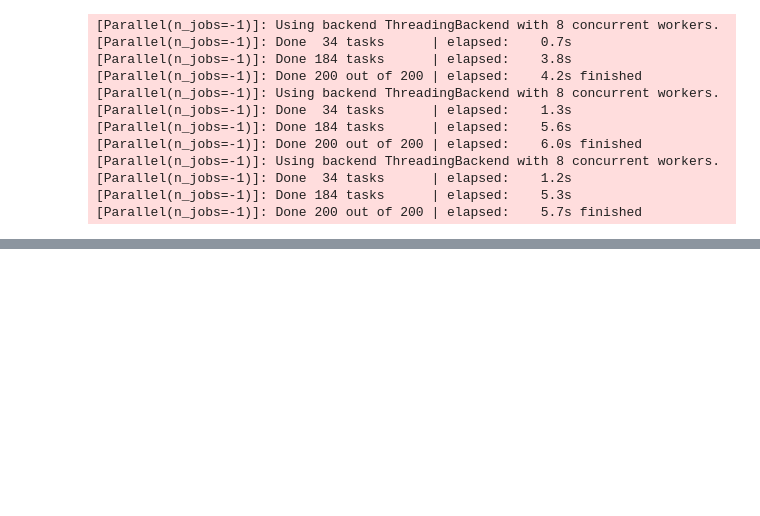
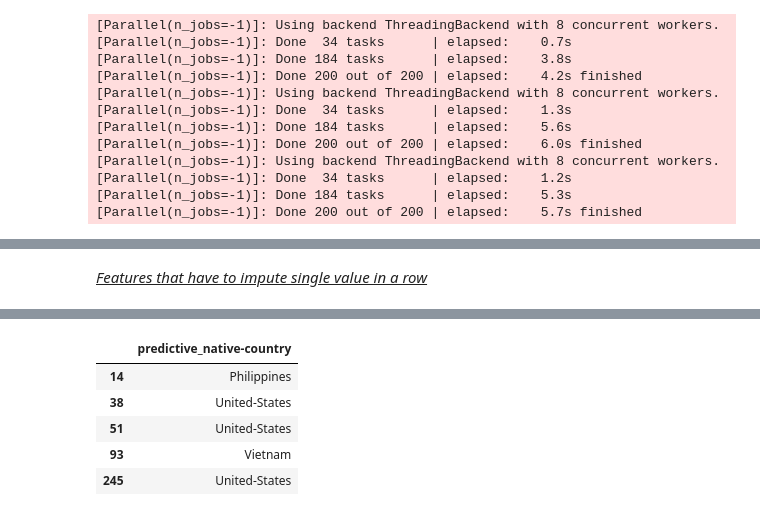
Before and after one commit to Safir-Mehdi/ML_Pipeline_Project, a Jupyter notebook: notebooks/HendlingMissingValues.ipynb, the cells around one changed output, grey strips where cells are left out. Cells and saved outputs as stored; diff of their text form; code cells hidden in the pictures; blank space fills up the shorter version.

```diff
--- a/notebooks/HendlingMissingValues.ipynb
+++ b/notebooks/HendlingMissingValues.ipynb
@@ -841,3 +876,5 @@ imputation_set_occupation = impute_target_variable(imputation_set_occupation, 'o
+# %% [markdown]
+<u><i>Features that have to impute single value in a row</i></u>
 # %%
 # We will start the code by testing function -> impute_target_variable
 imputation_set_native_country = imputation_set[
@@ -846,6 +883,8 @@ imputation_set_native_country = imputation_set[
     ~imputation_set['occupation'].isna()
 ].copy()
 imputation_set_native_country = impute_target_variable(imputation_set_native_country, 'native-country')
-# imputation_set_native_country.head()
+# imputation_set_native_country
+imputation_set_native_country['predictive_native-country'] = encoder_dict['native_country'].inverse_transform(imputation_set_native_country['predictive_native-country'])
+imputation_set_native_country.head()
 # %% [output]
 [Parallel(n_jobs=8)]: Using backend ThreadingBackend with 8 concurrent workers.
@@ -854,0 +894,6 @@ imputation_set_native_country = impute_target_variable(imputation_set_native_cou
+|  | predictive_native-country |
+| 14 | Philippines |
+| 38 | United-States |
+| 51 | United-States |
+| 93 | Vietnam |
+| 245 | United-States |
```
Also changed, not shown: parts of 34 cells of this notebook.
